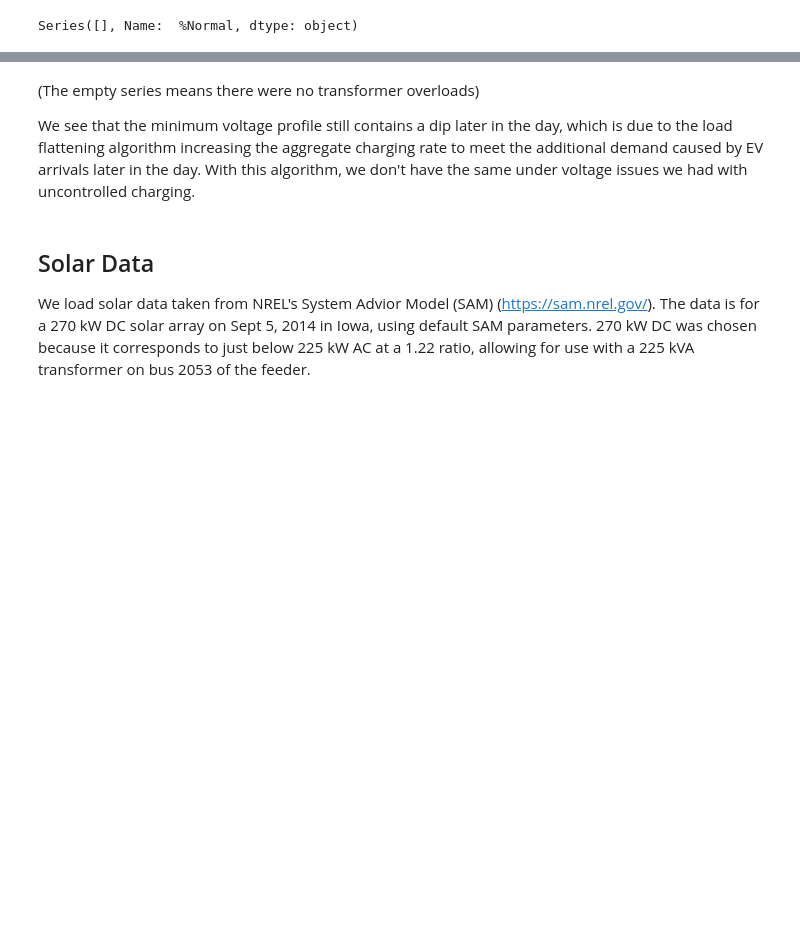
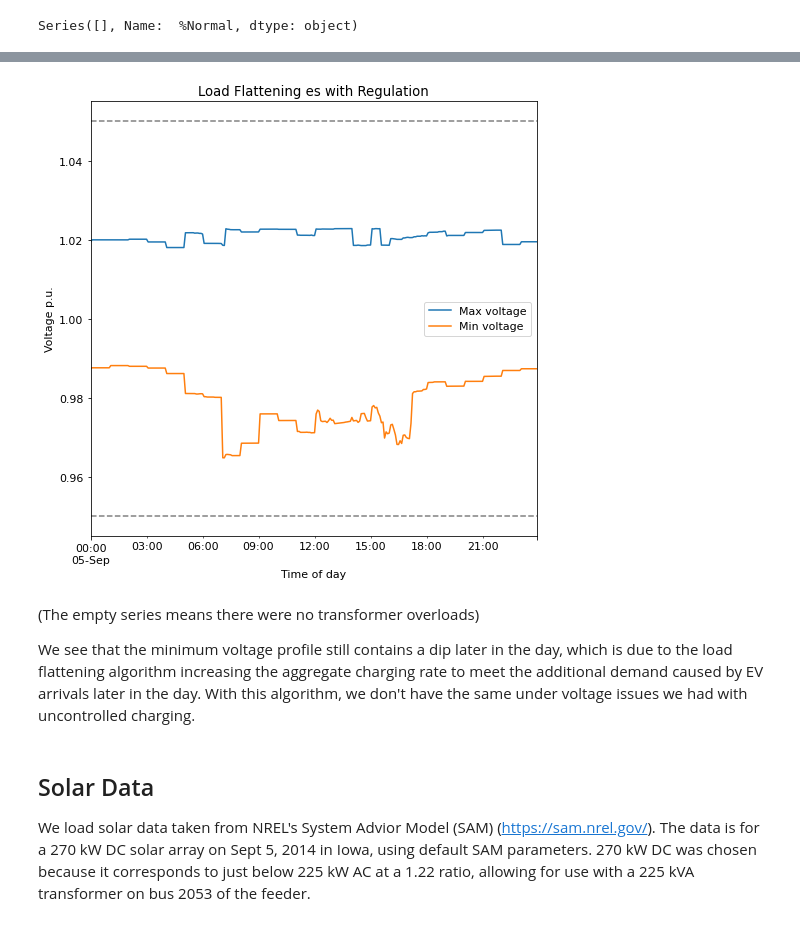
Before and after one commit to caltech-netlab/acnportal-experiments, a Jupyter notebook: examples/3-Grid-Impacts/3.2-Iowa-Feeder-with-EV-and-Solar-OpenDSS/3_2_Iowa_Feeder_with_EV_and_Solar_OpenDSS.ipynb, the cells around one changed output, grey strips where cells are left out. Cells and saved outputs as stored; diff of their text form; code cells hidden in the pictures; blank space fills up the shorter version.

```diff
--- a/examples/3-Grid-Impacts/3.2-Iowa-Feeder-with-EV-and-Solar-OpenDSS/3_2_Iowa_Feeder_with_EV_and_Solar_OpenDSS.ipynb
+++ b/examples/3-Grid-Impacts/3.2-Iowa-Feeder-with-EV-and-Solar-OpenDSS/3_2_Iowa_Feeder_with_EV_and_Solar_OpenDSS.ipynb
@@ -364,0 +365,18 @@ Key arrival for old event: 287 for new event: 279
+# %%
+# Set ACN-Sim Experiment Algorithm.
+acn_load_flattening_es_configs = deepcopy(acn_base_experiment_configs)
+for config in acn_load_flattening_es_configs.values():
+    config["alg_name"] = "load_flattening_es"
+    config["external_load"] = longer_baseline.open_dss_experiment.P["load_2053"].to_numpy()
+
+# Build composite experiment.
+load_flattening_es_2053 = ACNOpenDSSCompositeExperiment(
+    open_dss_experiment_config,
+    acn_load_flattening_es_configs
+)
+# %%
+# Run ACN-Sim Experiment
+load_flattening_es_2053.run_acn()
+
+# Add EV load to the OpenDSS Experiment
+load_flattening_es_2053.add_acn_loads()
@@ -365,3 +401,11 @@ Key arrival for old event: 287 for new event: 279
+# %%
+# Run OpenDSS Experiment
+load_flattening_es_2053.run_dss(detailed_metrics=True)
+# %%
+fig, ax = plt.subplots(figsize=(8, 8), sharex=True)
+load_flattening_es_2053.plot_dss_voltages(ax, legend=True, title="Load Flattening es with Regulation")
+# %% [output]
+[figure, added]
 # %% [markdown]
 (The empty series means there were no transformer overloads)
 
```
Also changed, not shown: parts of 27 cells of this notebook, 1 other file.
